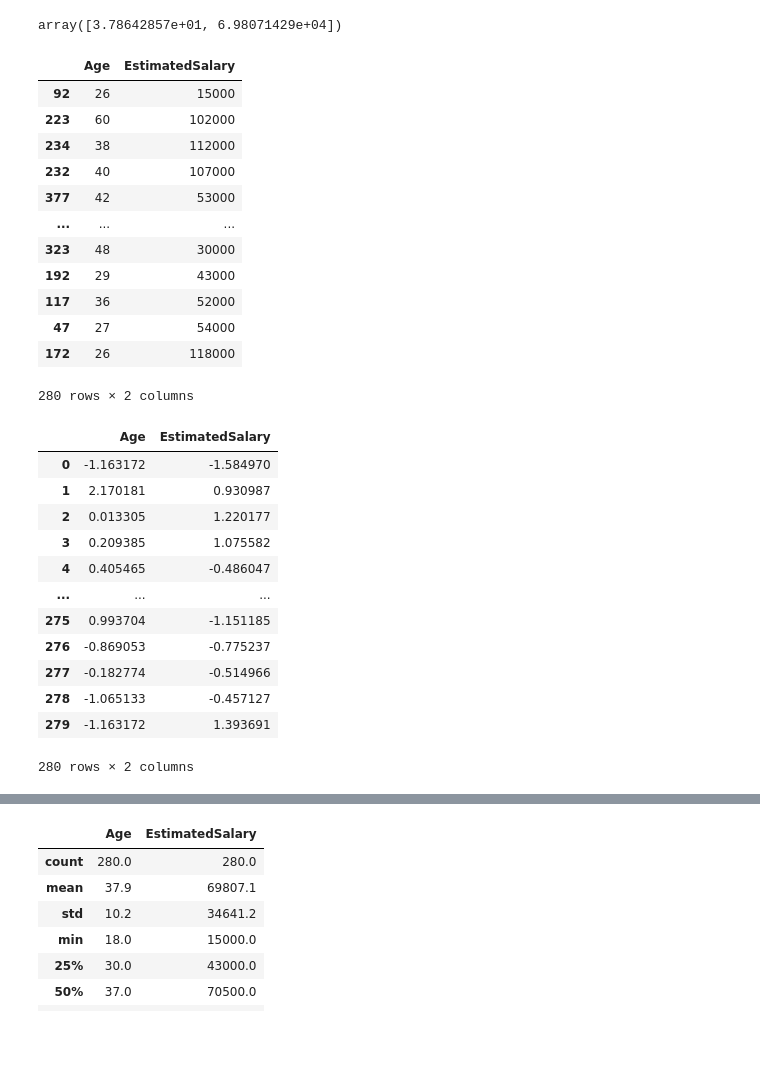
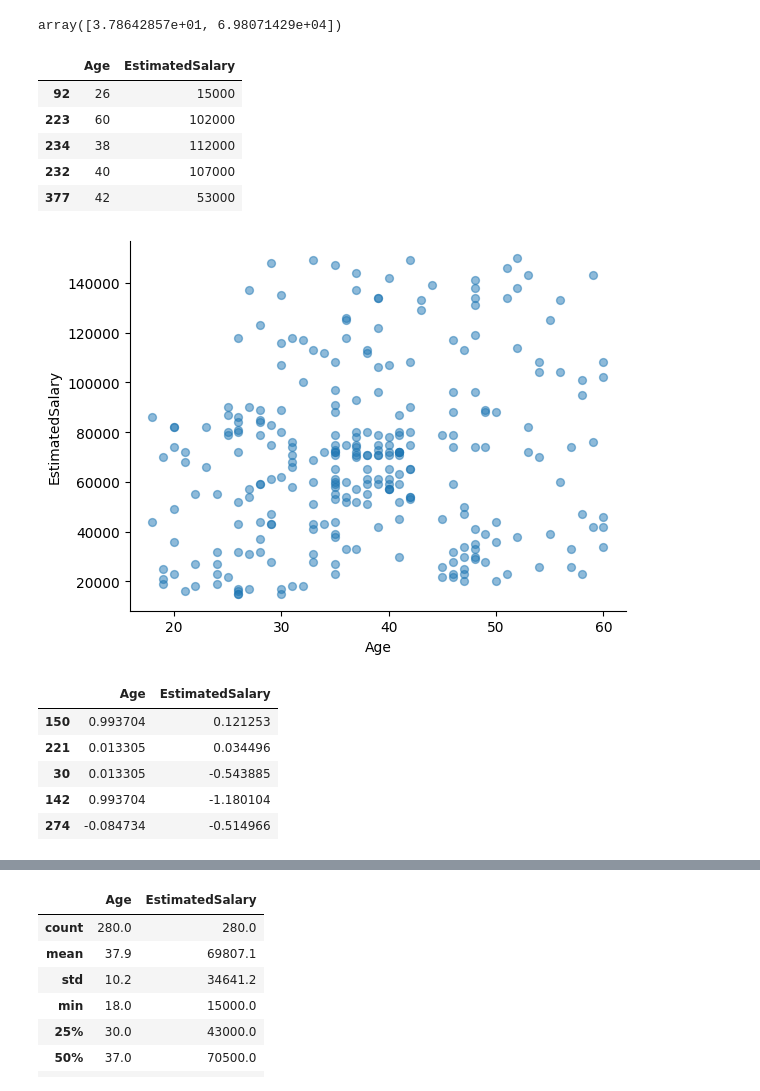
Before and after one commit to premsatpute/ml_basics, a Jupyter notebook: standardization.ipynb, the cells around one changed output, grey strips where cells are left out. Drawn from its saved outputs; the diff is of its cells as text; code cells hidden in the pictures; blank space fills up the shorter version.

```diff
--- a/standardization.ipynb
+++ b/standardization.ipynb
@@ -48,7 +56,7 @@ scaler.mean_
 # %% [output]
 array([3.78642857e+01, 6.98071429e+04])
 # %%
-X_train
+X_train.head()
 # %% [output]
 |  | Age | EstimatedSalary |
 | 92 | 26 | 15000 |
@@ -56,29 +64,23 @@ X_train
 | 234 | 38 | 112000 |
 | 232 | 40 | 107000 |
 | 377 | 42 | 53000 |
-| ... | ... | ... |
-| 323 | 48 | 30000 |
-| 192 | 29 | 43000 |
-| 117 | 36 | 52000 |
-| 47 | 27 | 54000 |
-| 172 | 26 | 118000 |
-280 rows × 2 columns
+# %%
+# @title Age vs EstimatedSalary
+
+from matplotlib import pyplot as plt
+X_train.plot(kind='scatter', x='Age', y='EstimatedSalary', s=32, alpha=.5)
+plt.gca().spines[['top', 'right',]].set_visible(False)
+# %% [output]
+[figure, added]
 # %%
-X_train_scaled
+X_train_scaled.sample(5)
 # %% [output]
 |  | Age | EstimatedSalary |
-| 0 | -1.163172 | -1.584970 |
-| 1 | 2.170181 | 0.930987 |
-| 2 | 0.013305 | 1.220177 |
-| 3 | 0.209385 | 1.075582 |
-| 4 | 0.405465 | -0.486047 |
-| ... | ... | ... |
-| 275 | 0.993704 | -1.151185 |
-| 276 | -0.869053 | -0.775237 |
-| 277 | -0.182774 | -0.514966 |
-| 278 | -1.065133 | -0.457127 |
-| 279 | -1.163172 | 1.393691 |
+| 150 | 0.993704 | 0.121253 |
+| 221 | 0.013305 | 0.034496 |
+| 30 | 0.013305 | -0.543885 |
+| 142 | 0.993704 | -1.180104 |
+| 274 | -0.084734 | -0.514966 |
-280 rows × 2 columns
 # %%
 X_train_scaled = pd.DataFrame(X_train_scaled, columns=X_train.columns)
 X_test_scaled = pd.DataFrame(X_test_scaled, columns=X_test.columns)
```
Also changed, not shown: parts of 10 cells of this notebook.
